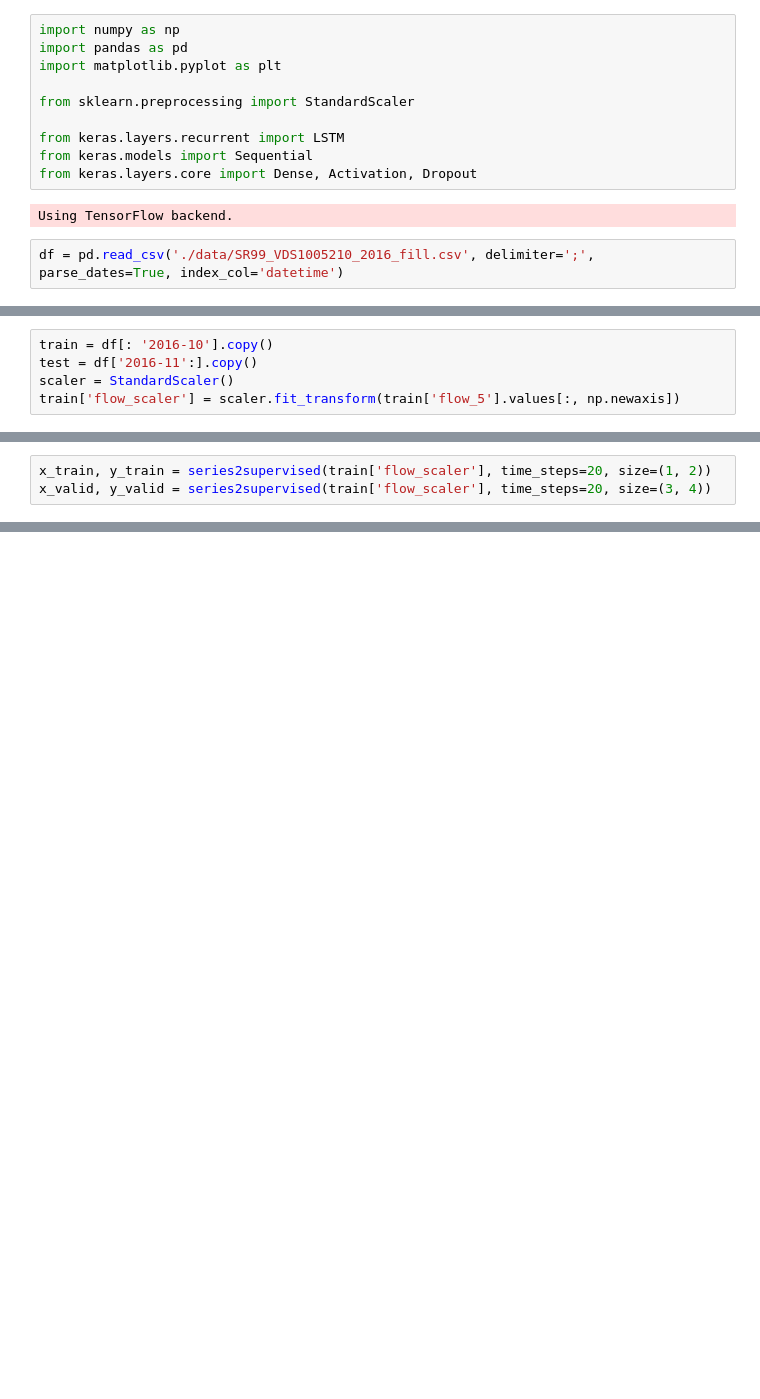
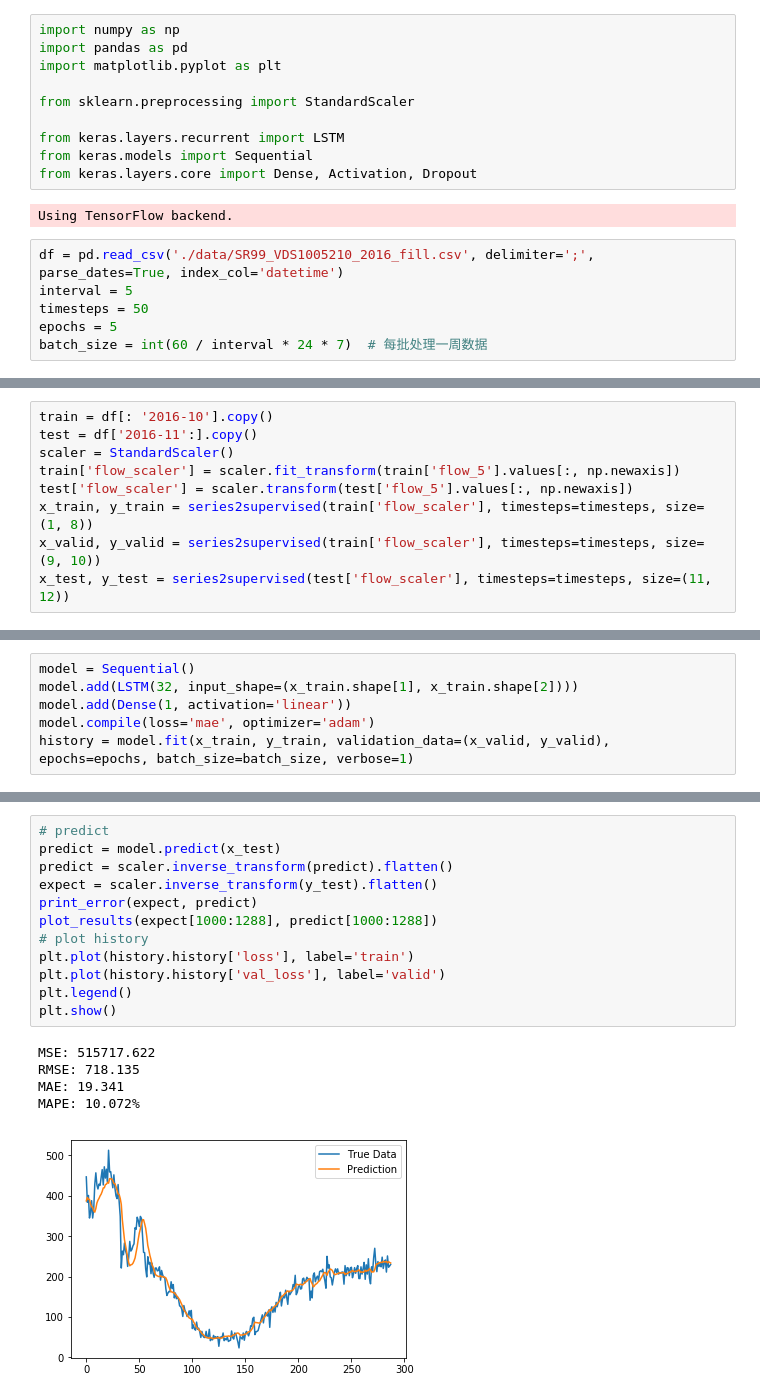
Before and after one commit to zydarChen/predict_17, a Jupyter notebook: PeMS/lstm.ipynb, the cells around one changed output, grey strips where cells are left out. Cells and saved outputs as stored; diff of their text form; blank space fills up the shorter version.

```diff
--- a/PeMS/lstm.ipynb
+++ b/PeMS/lstm.ipynb
@@ -12,3 +133,7 @@ from keras.layers.core import Dense, Activation, Dropout
 Using TensorFlow backend.
 # %%
 df = pd.read_csv('./data/SR99_VDS1005210_2016_fill.csv', delimiter=';', parse_dates=True, index_col='datetime')
+interval = 5
+timesteps = 50
+epochs = 5
+batch_size = int(60 / interval * 24 * 7)  # 每批处理一周数据
@@ -17,3 +189,7 @@ train = df[: '2016-10'].copy()
 test = df['2016-11':].copy()
 scaler = StandardScaler()
 train['flow_scaler'] = scaler.fit_transform(train['flow_5'].values[:, np.newaxis])
+test['flow_scaler'] = scaler.transform(test['flow_5'].values[:, np.newaxis])
+x_train, y_train = series2supervised(train['flow_scaler'], timesteps=timesteps, size=(1, 8))
+x_valid, y_valid = series2supervised(train['flow_scaler'], timesteps=timesteps, size=(9, 10))
+x_test, y_test = series2supervised(test['flow_scaler'], timesteps=timesteps, size=(11, 12))
@@ -35,3 +195,0 @@ def series2supervised(data, time_steps=20, size=(1, 2)):
-# %%
-x_train, y_train = series2supervised(train['flow_scaler'], time_steps=20, size=(1, 2))
-x_valid, y_valid = series2supervised(train['flow_scaler'], time_steps=20, size=(3, 4))
@@ -41,0 +196,6 @@ batch_size = int(60/interval * 24 * 7)  # 每批处理一周数据
+# %%
+model = Sequential()
+model.add(LSTM(32, input_shape=(x_train.shape[1], x_train.shape[2])))
+model.add(Dense(1, activation='linear'))
+model.compile(loss='mae', optimizer='adam')
+history = model.fit(x_train, y_train, validation_data=(x_valid, y_valid), epochs=epochs, batch_size=batch_size, verbose=1)
@@ -41,0 +252,18 @@ batch_size = int(60/interval * 24 * 7)  # 每批处理一周数据
+# %%
+# predict
+predict = model.predict(x_test)
+predict = scaler.inverse_transform(predict).flatten()
+expect = scaler.inverse_transform(y_test).flatten()
+print_error(expect, predict)
+plot_results(expect[1000:1288], predict[1000:1288])
+# plot history
+plt.plot(history.history['loss'], label='train')
+plt.plot(history.history['val_loss'], label='valid')
+plt.legend()
+plt.show()
+# %% [output]
+MSE: 515717.622
+RMSE: 718.135
+MAE: 19.341
+MAPE: 10.072%
+[figure, added]
```
Also changed, not shown: parts of 30 cells of this notebook, 20 other files.
